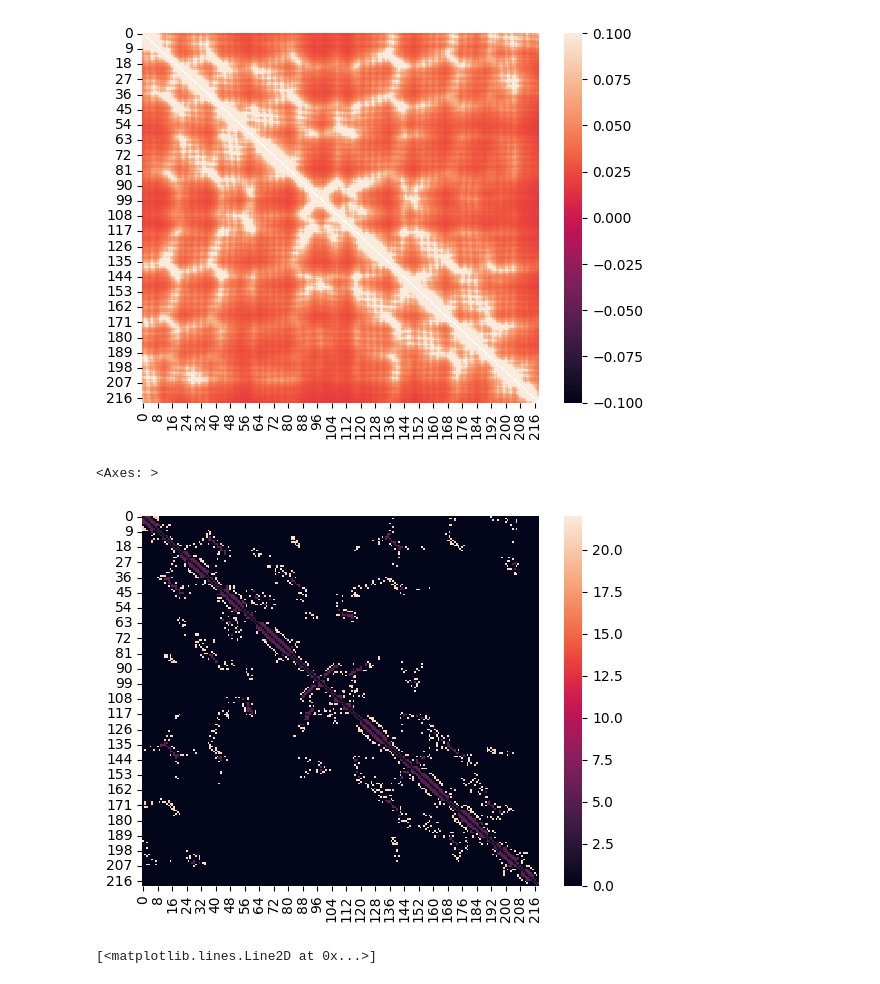
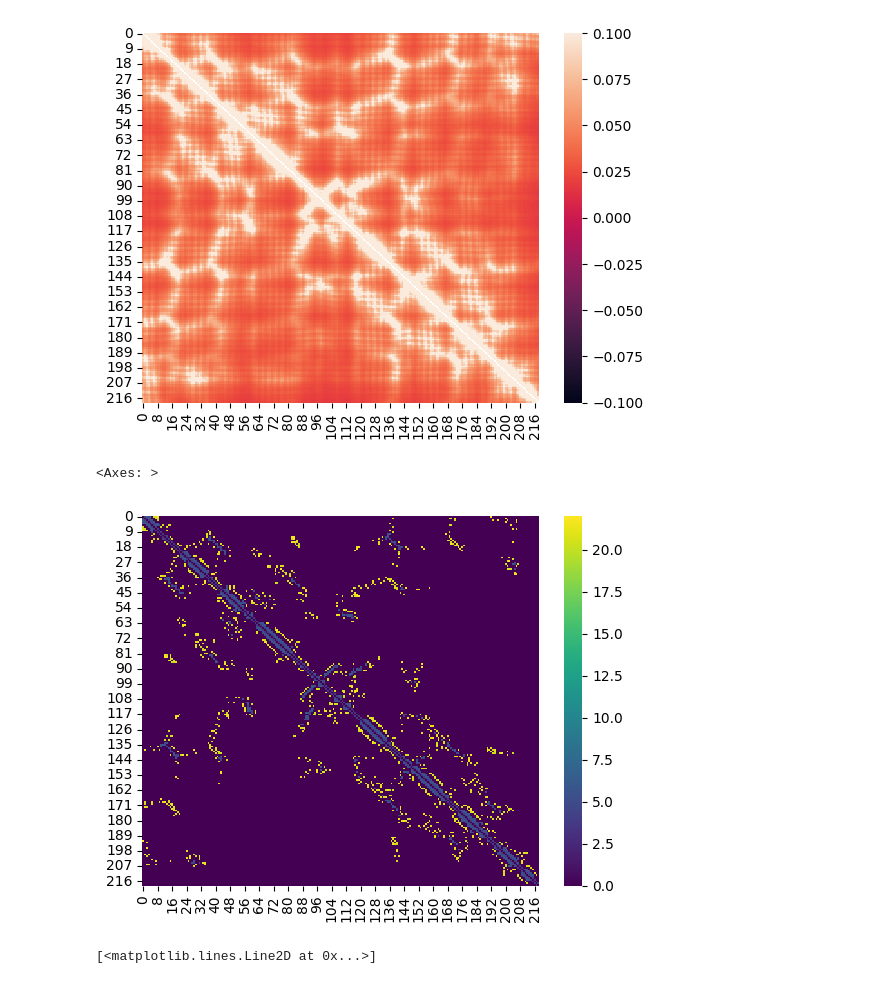
Before and after one commit to ludovicaisa/Physics_Unibo, a Jupyter notebook: src/Complex_Networks/leggi_pdb.ipynb, the cells around one changed output. Drawn from its saved outputs; the diff is of its cells as text; code cells hidden in the pictures.

```diff
--- a/src/Complex_Networks/leggi_pdb.ipynb
+++ b/src/Complex_Networks/leggi_pdb.ipynb
@@ -22,11 +23,11 @@ sns.heatmap(1./D)
 # %%
 Net6 = (D < 6) * D
 Net10 = (D > 10) * (D < 11) * D
 N1 = (D < 11) * D
-sns.heatmap(Net6 + 2*Net10)
+sns.heatmap(Net6 + 2*Net10, cmap='viridis')
 # %% [output]
 <Axes: >
-[figure, old version]
+[figure, new version]
 # %%
 Kdiag = []
 
```
Also changed, not shown: parts of 7 cells of this notebook, 2 other files.
